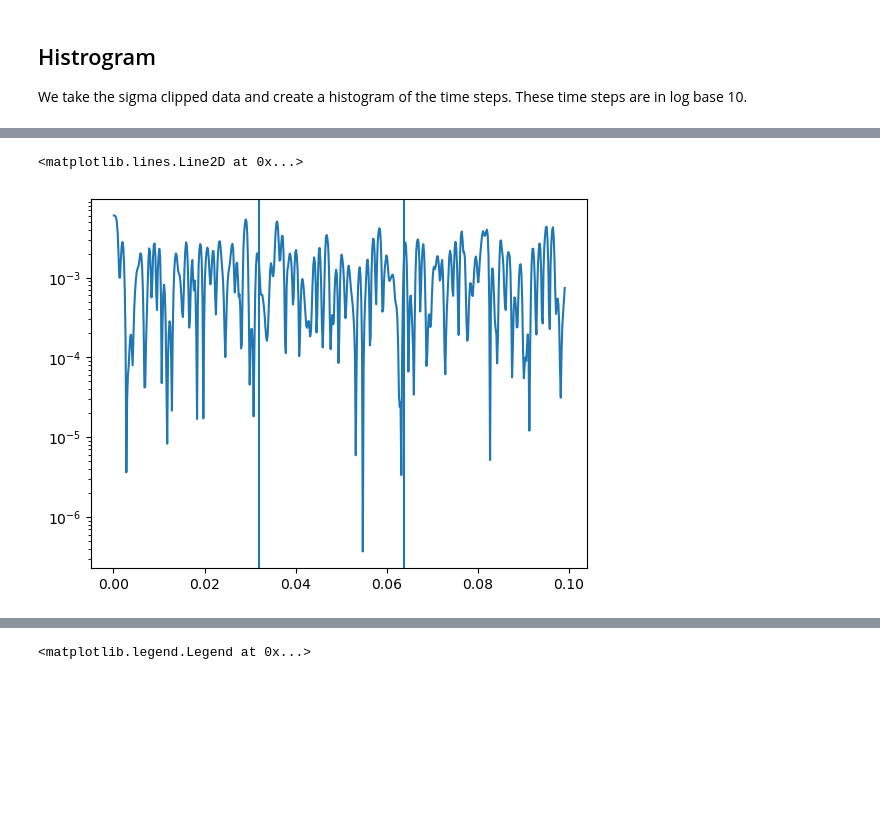
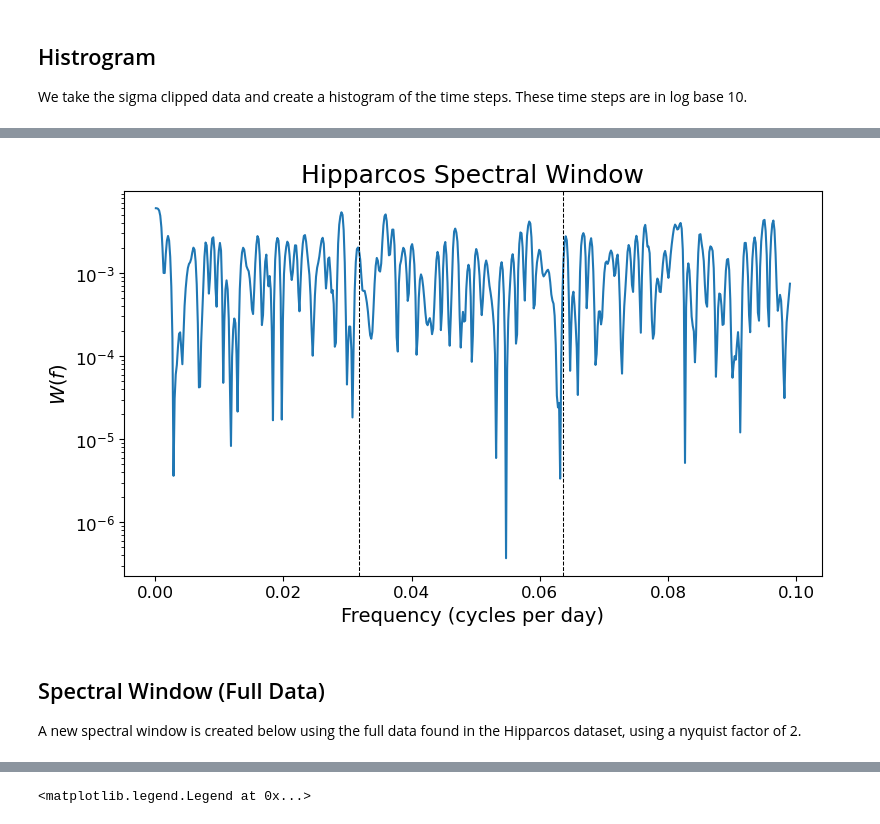
Before and after one commit to afonse15428/GJ-3942, a Jupyter notebook: GJ3942_time_series_analysis_Hipparcos.ipynb, the cells around one changed output, grey strips where cells are left out. Cells and saved outputs as stored; diff of their text form; code cells hidden in the pictures; blank space fills up the shorter version.

```diff
--- a/GJ3942_time_series_analysis_Hipparcos.ipynb
+++ b/GJ3942_time_series_analysis_Hipparcos.ipynb
@@ -98,10 +100,21 @@ plt.show()
 # %%
-# Lomb-Scargle of Hipparcos data (clipped data) #spectral window # plot a
+# Spectral Window
 freq, power = LombScargle(bjd, mag, normalization = 'psd').autopower(nyquist_factor=2)
+
+# Plotting
+plt.figure(figsize=figsize)
 plt.semilogy(freq, power)
-plt.axvline(1/rp)
-plt.axvline((1/rp)/2)
+plt.title('Hipparcos Spectral Window', fontsize=title_font)
+plt.xlabel(r"Frequency (cycles per day)", fontsize=label_font)
+plt.ylabel(r"$W(f)$", fontsize=label_font)
+plt.tick_params(axis='both', which='major', labelsize=tick_font)
+plt.axvline(1/rp, linestyle='--', linewidth=0.75, color='black')
+plt.axvline((1/rp)/2, linestyle='--', linewidth=0.75, color='black')
+plt.show()
 # %% [output]
-<matplotlib.lines.Line2D at 0x...>
-[figure, old version]
+[figure, new version]
+# %% [markdown]
+## Spectral Window (Full Data)
+
+A new spectral window is created below using the full data found in the Hipparcos dataset, using a nyquist factor of 2.
 # %%
```
Also changed, not shown: parts of 16 cells of this notebook, 2 other files.
